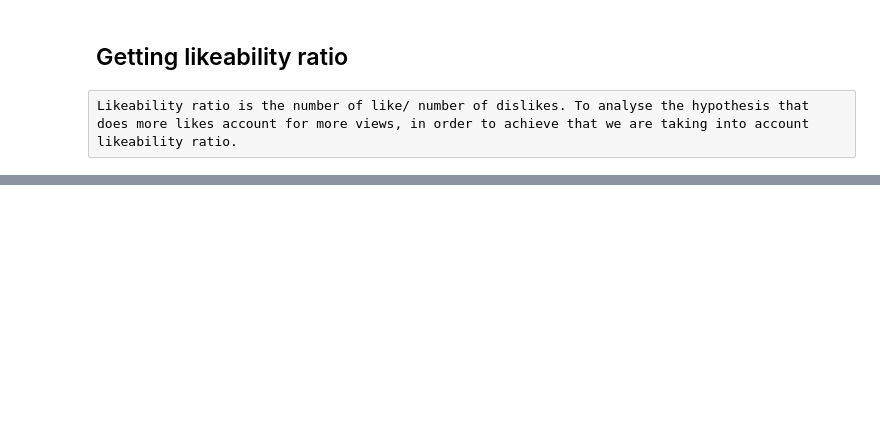
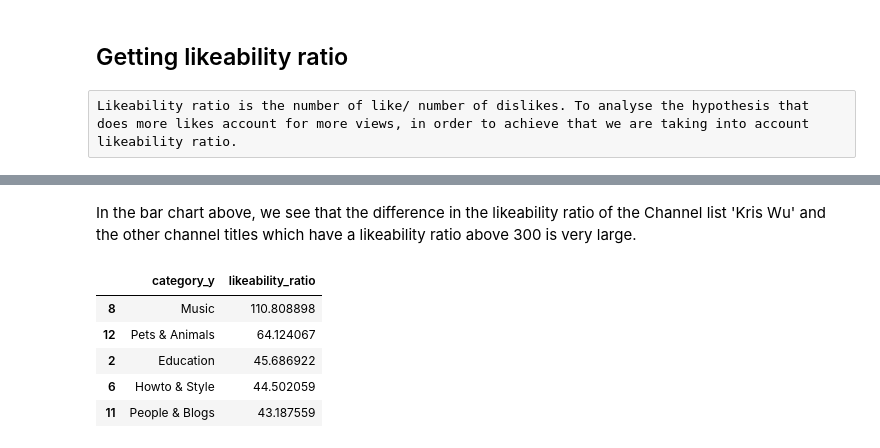
Before and after one commit to dakshayh/Analysis-of-Youtube-trending-data, a Jupyter notebook: Preprocessing/Project Update.ipynb, the cells around one changed output, grey strips where cells are left out. Cells and saved outputs as stored; diff of their text form; code cells hidden in the pictures; blank space fills up the shorter version.

```diff
--- a/Preprocessing/Project Update.ipynb
+++ b/Preprocessing/Project Update.ipynb
@@ -651,0 +680,13 @@ df[df.channel_title=='9-1-1 on FOX']
+# %% [markdown]
+In the bar chart above, we see that the difference in the likeability ratio of the Channel list 'Kris Wu' and the other channel titles which have a likeability ratio above 300 is very large.
+# %%
+#Likeability ratios of videos belonging to all categories on average
+df_cat_mean=df.groupby('category_y',as_index=False)['likeability_ratio'].mean()
+df_cat_mean.sort_values('likeability_ratio',ascending=False).head()
+# %% [output]
+|  | category_y | likeability_ratio |
+| 8 | Music | 110.808898 |
+| 12 | Pets & Animals | 64.124067 |
+| 2 | Education | 45.686922 |
+| 6 | Howto & Style | 44.502059 |
+| 11 | People & Blogs | 43.187559 |
```
Also changed, not shown: parts of 23 cells of this notebook.
